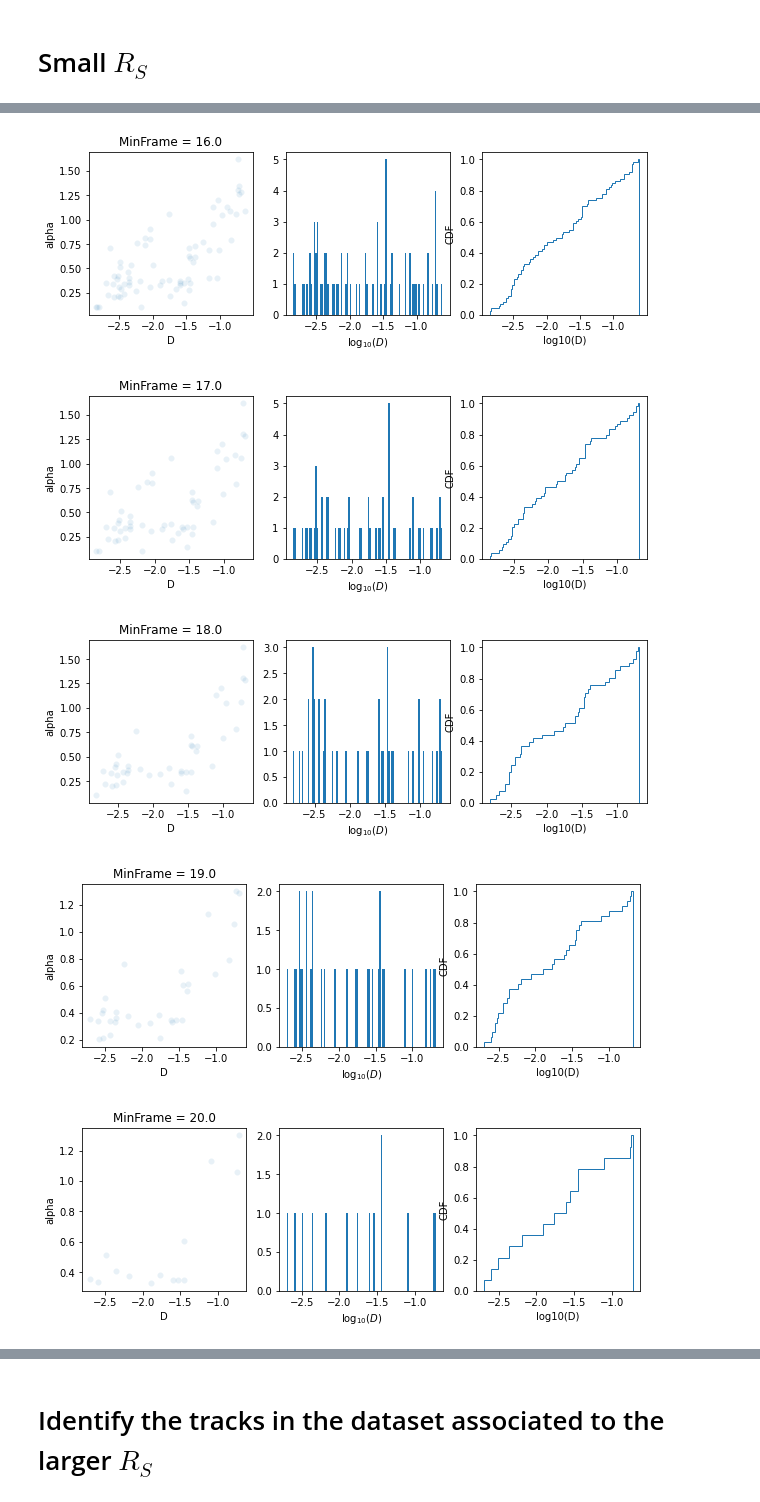
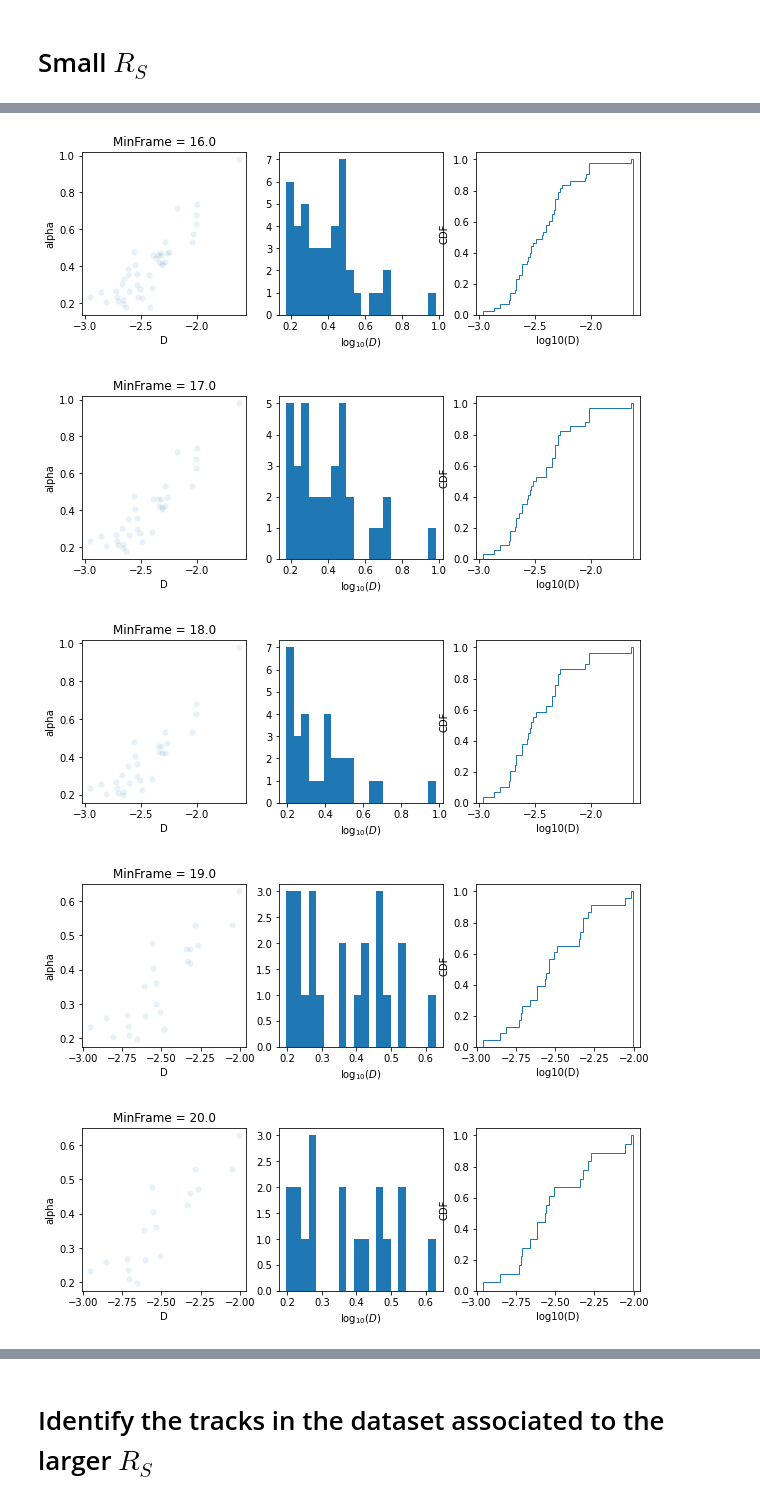
Before and after one commit to remy13127/Internship, a Jupyter notebook: LP184.ipynb, the cells around one changed output, grey strips where cells are left out. Drawn from its saved outputs; the diff is of its cells as text; code cells hidden in the pictures.

```diff
--- a/LP184.ipynb
+++ b/LP184.ipynb
@@ -17,12 +17,12 @@ dt = 0.05
 
 # Initial filtering
 minframe=10
-maxframe=80
+maxframe=40
 rsquared_threshold=-1000
 # %% [markdown]
 # Small $R_S$
 # %%
-files = ["Data/SM1/tracks135.csv","Data/SM2/tracks135.csv","Data/SM3/tracks135.csv","Data/SM4/tracks135.csv","Data/SM5/tracks135.csv","Data/SM6/tracks135.csv","Data/SM7/tracks135.csv","Data/SM8/tracks135.csv","Data/SM9/tracks135.csv","Data/SM10/tracks135.csv"]
-df135 = pool_data(files,dt,minframe,maxframe,rsquared_threshold,fit_option=[2,6])
+files = ["Data/SM1/tracks135.csv","Data/SM2/tracks135.csv","Data/SM3/tracks135.csv","Data/SM4/tracks135.csv","Data/SM5/tracks135.csv","Data/SM6/tracks135.csv","Data/SM7/tracks135.csv","Data/SM8/tracks135.csv","Data/SM9/tracks135.csv","Data/SM10/tracks135.csv","Data/SM11/tracks135.csv","Data/SM12/tracks135.csv","Data/SM13/tracks135.csv"]
+df135 = pool_data(files,dt,minframe,maxframe,rsquared_threshold,fit_option=5)
 # %% [output]
 Parameters for the MSD analysis: dt =  0.05
@@ -45,13 +47,13 @@ End of the program. Returning DataFrame.
 # %%
 N = np.linspace(minframe,20,10)
 for n in N:
-    temp1 = df135[(df135['N']>n) & (df135['R2']>0.5)]
+    temp1 = df135[(df135['N']>=n) & (df135['R2']>0.5)]
     fig, ax = plt.subplots(1,3,figsize=(10,3))
 
     sns.scatterplot(x='D',y='alpha',data=temp1,ax=ax[0],alpha=0.1)
     ax[0].set_title('MinFrame = '+str(round(n)))
 
-    ax[1].hist(temp1['D'],bins=100)
+    ax[1].hist(temp1['D'],bins=20)
     ax[1].set_xlabel(r'log$_{10}(D)$')
 
     ax[2].hist(temp1['D'],bins=100,density=True, histtype='step',cumulative=True)
@@ -68,5 +70,5 @@ for n in N:
-[figure, old version]
+[figure, new version]
-[figure, old version]
+[figure, new version]
-[figure, old version]
+[figure, new version]
-[figure, old version]
+[figure, new version]
-[figure, old version]
+[figure, new version]
```
Also changed, not shown: parts of 38 cells of this notebook.
